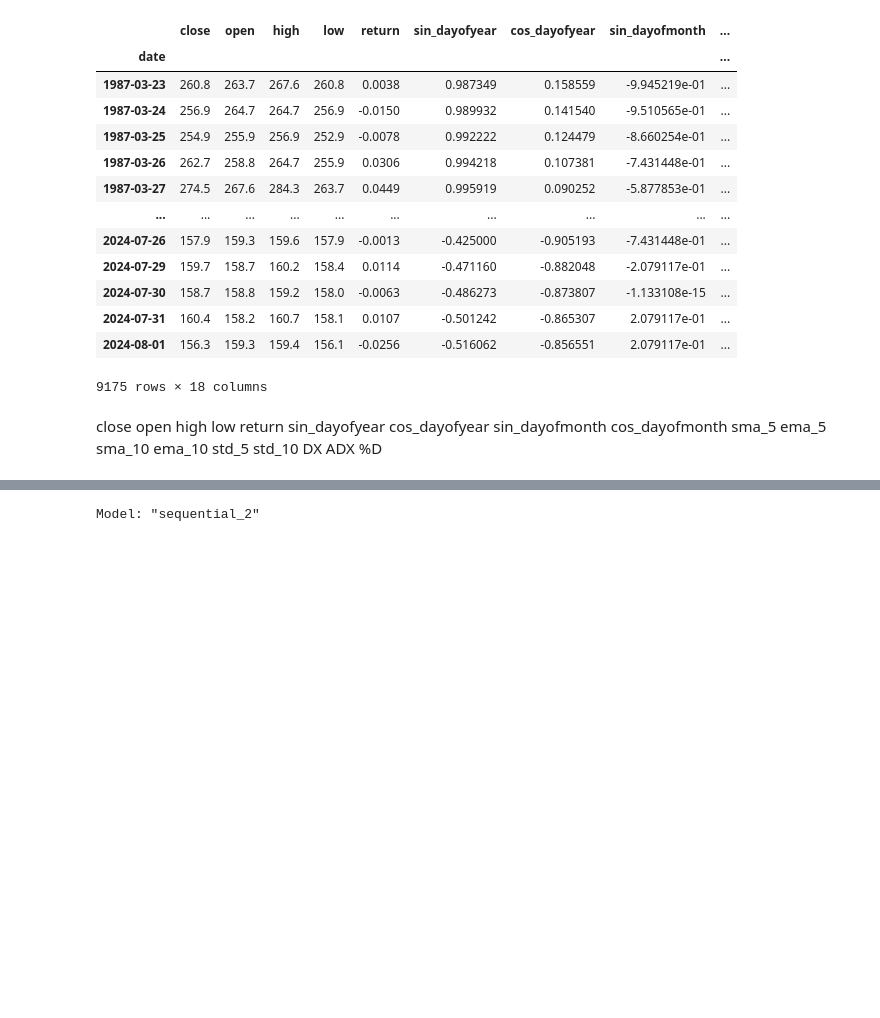
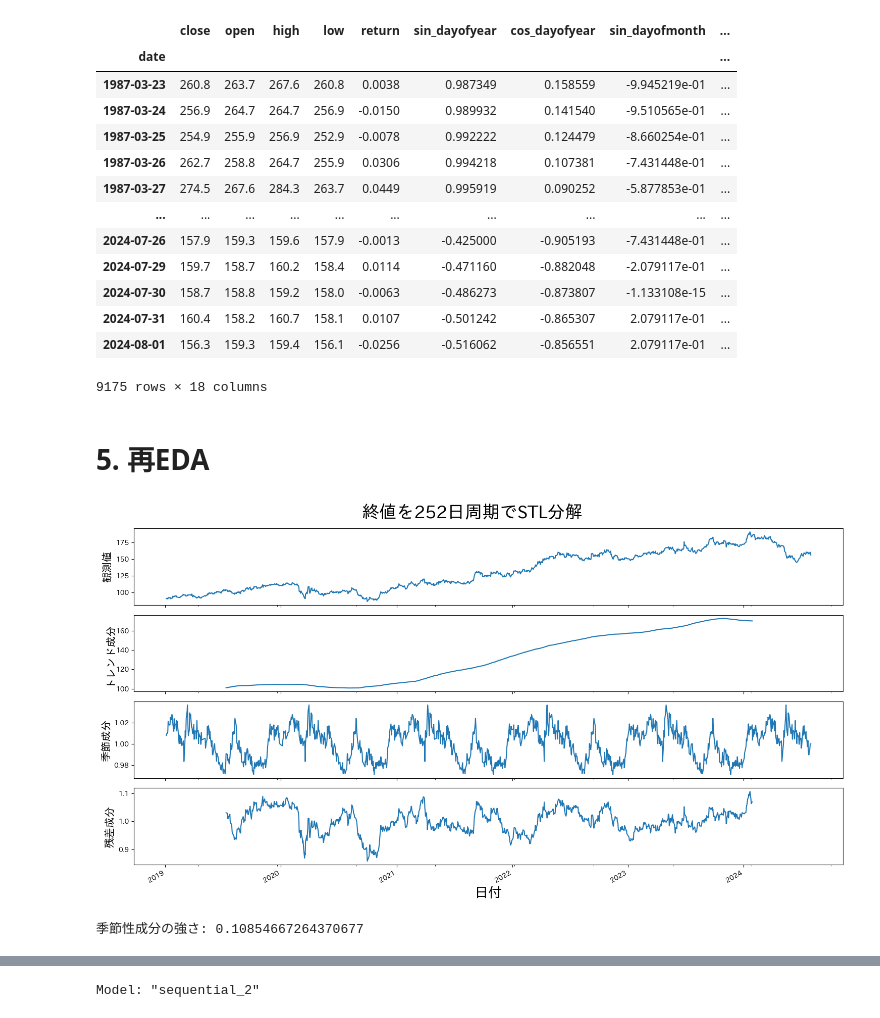
Before and after one commit to kaisei3506/close_price_prediction, a Jupyter notebook: close_price_prediction_by_lstm.ipynb, the cells around one changed output, grey strips where cells are left out. Saved outputs shown, nothing was run; the diff lists cells and outputs as text; code cells hidden in the pictures; blank space fills up the shorter version.

```diff
--- a/close_price_prediction_by_lstm.ipynb
+++ b/close_price_prediction_by_lstm.ipynb
@@ -162,5 +269,41 @@ engineered_df
 | 2024-07-31 | 160.4 | 158.2 | 160.7 | 158.1 | 0.0107 | -0.501242 | -0.865307 | 2.079117e-01 | ... |
 | 2024-08-01 | 156.3 | 159.3 | 159.4 | 156.1 | -0.0256 | -0.516062 | -0.856551 | 2.079117e-01 | ... |
 9175 rows × 18 columns
-# %% [markdown]
-close	open	high	low	return	sin_dayofyear	cos_dayofyear	sin_dayofmonth	cos_dayofmonth	sma_5	ema_5	sma_10	ema_10	std_5	std_10	DX	ADX	%D
+# %% [markdown]
+# 5. 再EDA
+# %%
+# 直近のデータに限定
+df_used = engineered_df['2019-01-01':]
+# %%
+# STL分解
+
+from statsmodels.tsa.seasonal import seasonal_decompose
+
+def stl_decomposition(df, col, period):
+  result = seasonal_decompose(df[col], model='multiplicative', period=period)
+  fig, ax = plt.subplots(4, 1, figsize=(15, 8), sharex=True)
+  fig.suptitle('終値を{}日周期でSTL分解'.format(period), fontsize=25)
+  result.observed.plot(ax=ax[0])
+  ax[0].set_ylabel('観測値', fontsize=15)
+  result.trend.plot(ax=ax[1])
+  ax[1].set_ylabel('トレンド成分', fontsize=15)
+  result.seasonal.plot(ax=ax[2])
+  ax[2].set_ylabel('季節成分', fontsize=15)
+  result.resid.plot(ax=ax[3])
+  ax[3].set_ylabel('残差成分', fontsize=15)
+  for a in ax:
+    a.set_xlabel(' ')
+    a.label_outer()
+  plt.tight_layout(rect=[0, 0, 1, 1])
+
+  plt.xlabel('日付', fontsize=20)
+  plt.show()
+
+  seasonal_strength = 1 - np.var(result.resid) / np.var(result.seasonal + result.resid)
+  print('季節性成分の強さ:', seasonal_strength)
+
+# 252日周期の終値のSTL分解
+stl_decomposition(df_used, 'close', 252)
+# %% [output]
+[figure, added]
+季節性成分の強さ: 0.10854667264370677
```
Also changed, not shown: parts of 22 cells of this notebook.
